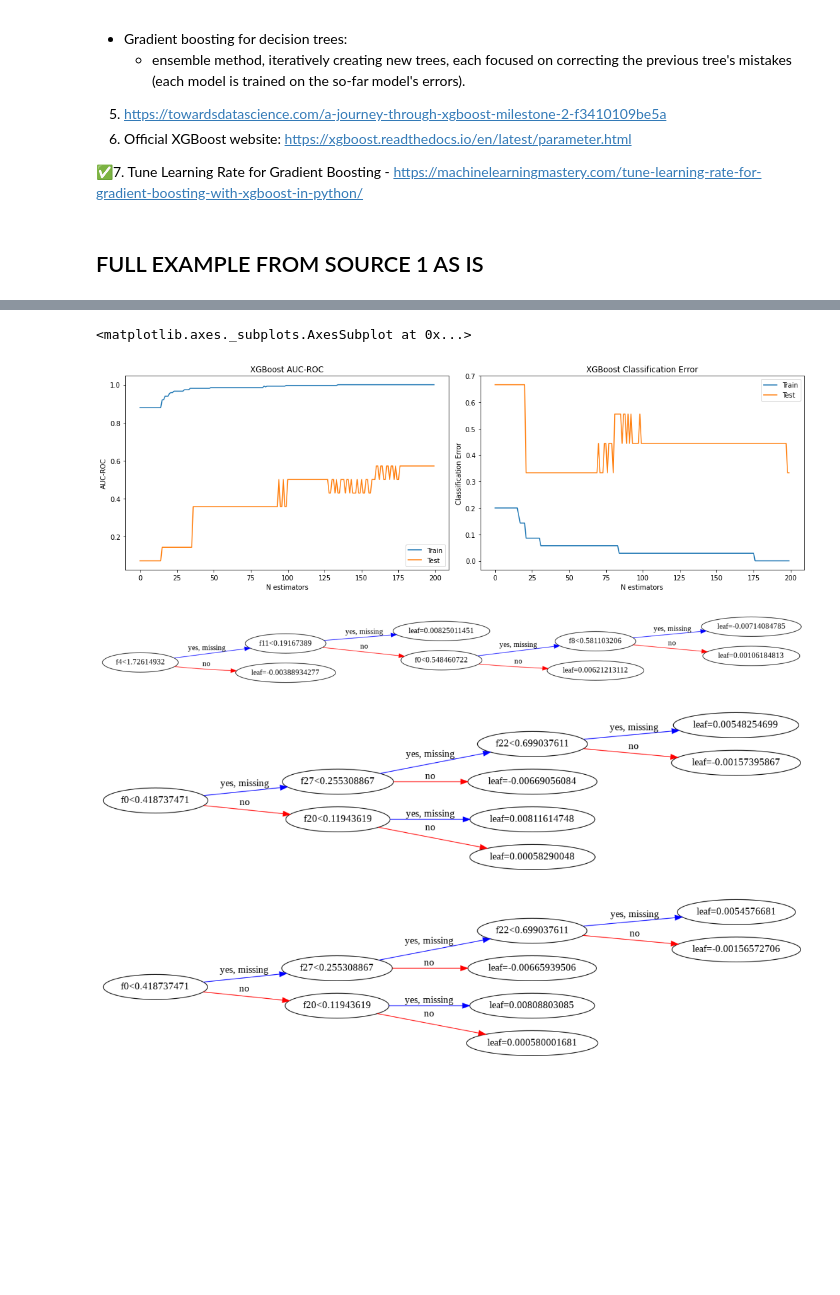
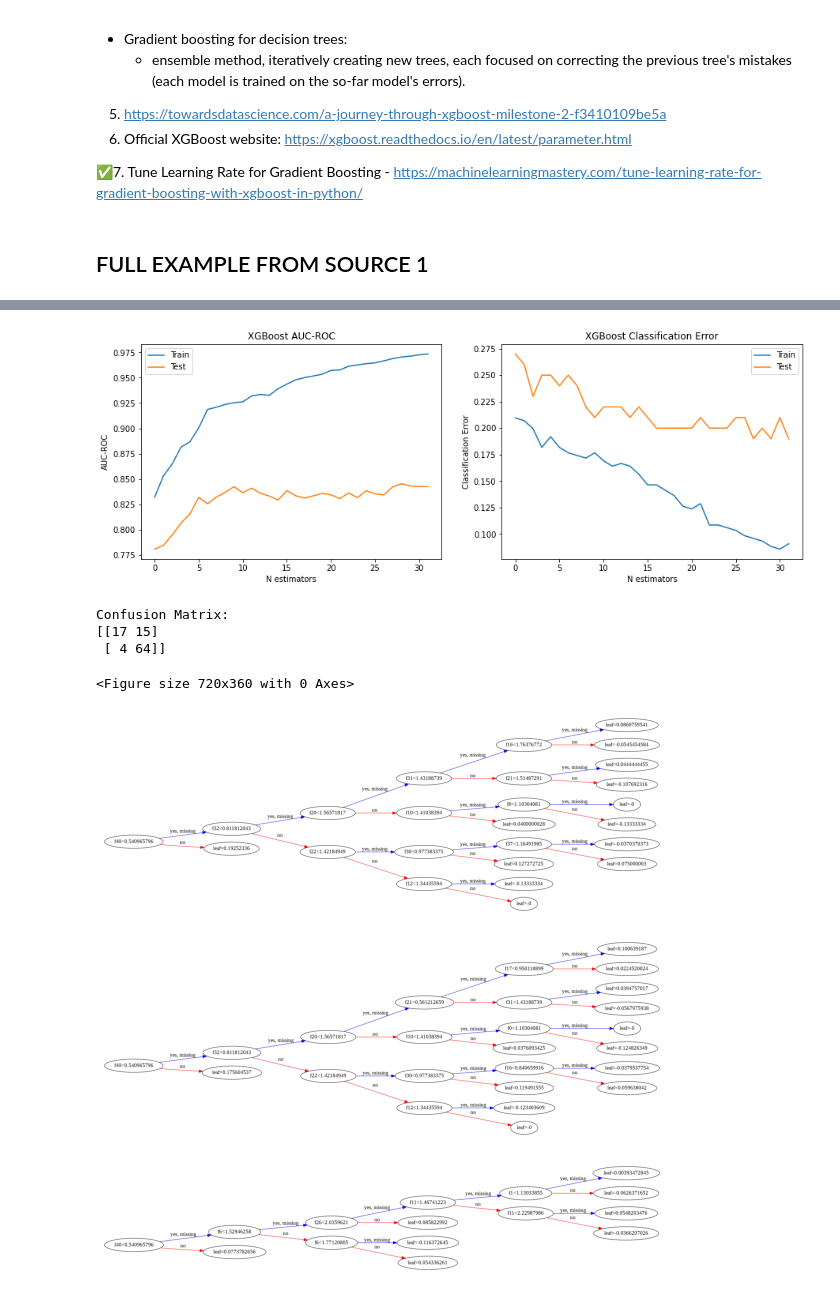
Before and after one commit to etgins/Mice_ASD_Diagnosis, a Jupyter notebook: final_classification.ipynb, the cells around one changed output, grey strips where cells are left out. Drawn from its saved outputs; the diff is of its cells as text; code cells hidden in the pictures; blank space fills up the shorter version.

```diff
--- a/final_classification.ipynb
+++ b/final_classification.ipynb
@@ -31,7 +31,7 @@ Data and pre-process
 ----
 # %%
 # load data from xls/csv file
-dataset = pd.read_csv("/content/drive/MyDrive/Project_A/Project_A_files/processed_data_for_final_classification.csv", header=None)
+dataset = pd.read_csv("/content/drive/MyDrive/Project_A/Project_A_files/processed_data_for_final_classification_REDUCTION_BY_RECORDING.csv", header=None)
 # dataset.info()
 
 X = dataset.iloc[:,:-1]
@@ -78,7 +78,7 @@ XGBoost:
 
 ✅7. Tune Learning Rate for Gradient Boosting - https://machinelearningmastery.com/tune-learning-rate-for-gradient-boosting-with-xgboost-in-python/
 # %% [markdown]
-FULL EXAMPLE FROM SOURCE 1 AS IS
+FULL EXAMPLE FROM SOURCE 1
 ---
 # %%
 # FULL EXAMPLE FROM SOURCE 1 AS IS
@@ -99,10 +99,13 @@ X_train, X_test, y_train, y_test = train_test_split(X_scaled, y, test_size=0.2,
 import time
 from xgboost import XGBClassifier
 # create a default XGBoost classifier
-model = XGBClassifier(n_estimators=200, random_state=seed,learning_rate=0.01, max_depth=4,objective='binary:logistic', booster='gbtree', feval='rmsle')
+model = XGBClassifier(n_estimators=32, random_state=seed,learning_rate=0.1, max_depth=5, objective='binary:logistic', booster='gbtree', feval='rmsle')
+# 81: n_estimators=32, random_state=seed,learning_rate=0.1, max_depth=5
+
+
 # define the eval set and metric
-# eval_set = [(X_train, y_train), (X_test, y_test)]
-# eval_metric = ["auc","error"]
+eval_set = [(X_train, y_train), (X_test, y_test)]
+eval_metric = ["auc","error"]
 # fit the model
 # %time
 model.fit(X_train, y_train, eval_metric=eval_metric, eval_set=eval_set, verbose=False)
@@ -125,8 +128,8 @@ print(classification_report(y_test,pred_test,zero_division=0))
 
 # CHECK ACCURACY BY HAND TO BE SURE:
 # print('calculate accuracy by hand - not from example:', '\n')
-# accuracy_vec = pred_test == y_test
-# print(accuracy_vec)
+accuracy_vec = pred_test == y_test
+print('accuracy vec: ', accuracy_vec, 'true labels: ', y_test)
 # num = accuracy_vec.sum()
 # print('num = ', num)
 # den = len(accuracy_vec)
@@ -167,11 +170,15 @@ print(confusion_matrix(y_test,pred_test))
 #---------------------------------------------------------
 
 
-plt.rcParams['figure.figsize'] = [20, 10]
-xgb.plot_tree(model,num_trees=175, rankdir='LR')
-xgb.plot_tree(model,num_trees=176, rankdir='LR')
-xgb.plot_tree(model,num_trees=177, rankdir='LR')
+plt.rcParams['figure.figsize'] = [15, 10]
+xgb.plot_tree(model,num_trees=0, rankdir='LR')
+xgb.plot_tree(model,num_trees=1, rankdir='LR')
+xgb.plot_tree(model,num_trees=31, rankdir='LR')
 
-# xgb.plot_tree(model, num_trees=20)
-# plt.savefig("Tree.png", dpi=100)
+# SAVE MODEL TO FILE
+import pickle
+file_name = "XGBmodel_051221.pkl"
+# save
+pickle.dump(model, open(file_name, "wb"))
+!cp "XGBmodel_051221.pkl" /content/drive/MyDrive/Project_A/Project_A_files
 # %% [output]
@@ -194,5 +202,8 @@ Confusion Matrix:
+[figure, new version]
-<matplotlib.axes._subplots.AxesSubplot at 0x...>
+Confusion Matrix:
+[[17 15]
+ [ 4 64]]
-[figure, old version]
+<Figure size 720x360 with 0 Axes>
-[figure, old version]
+[figure, new version]
-[figure, old version]
+[figure, new version]
-[figure, old version]
+[figure, new version]
```
Also changed, not shown: parts of 24 cells of this notebook.
